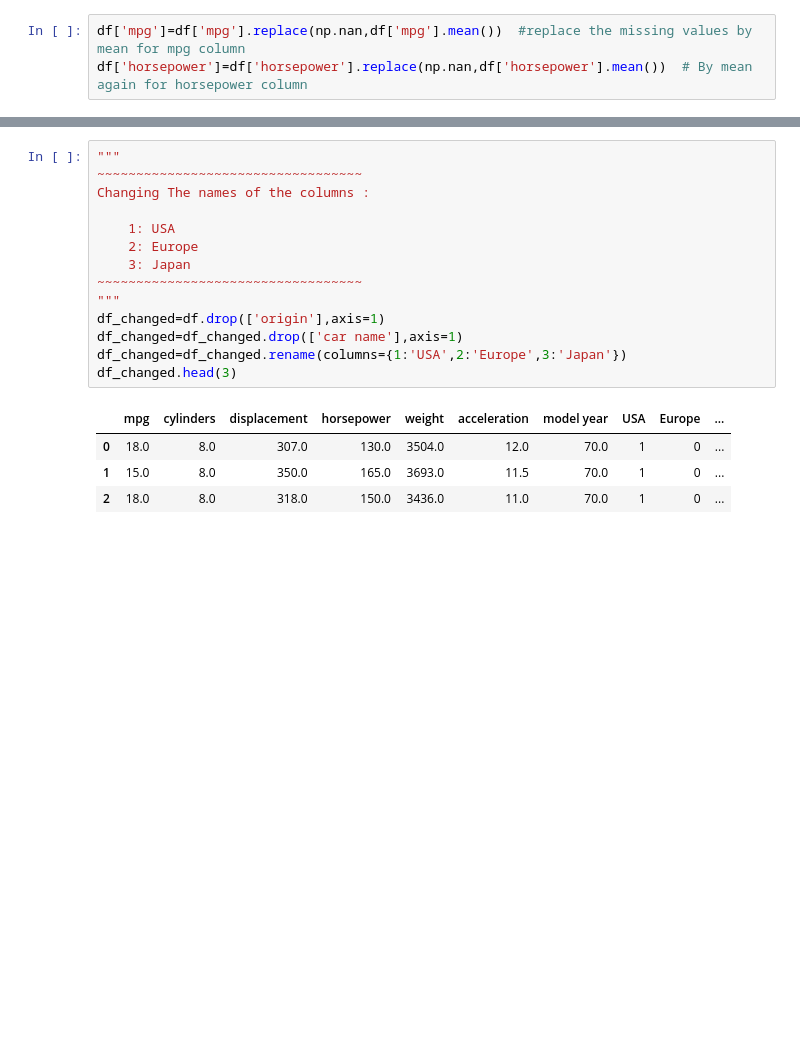
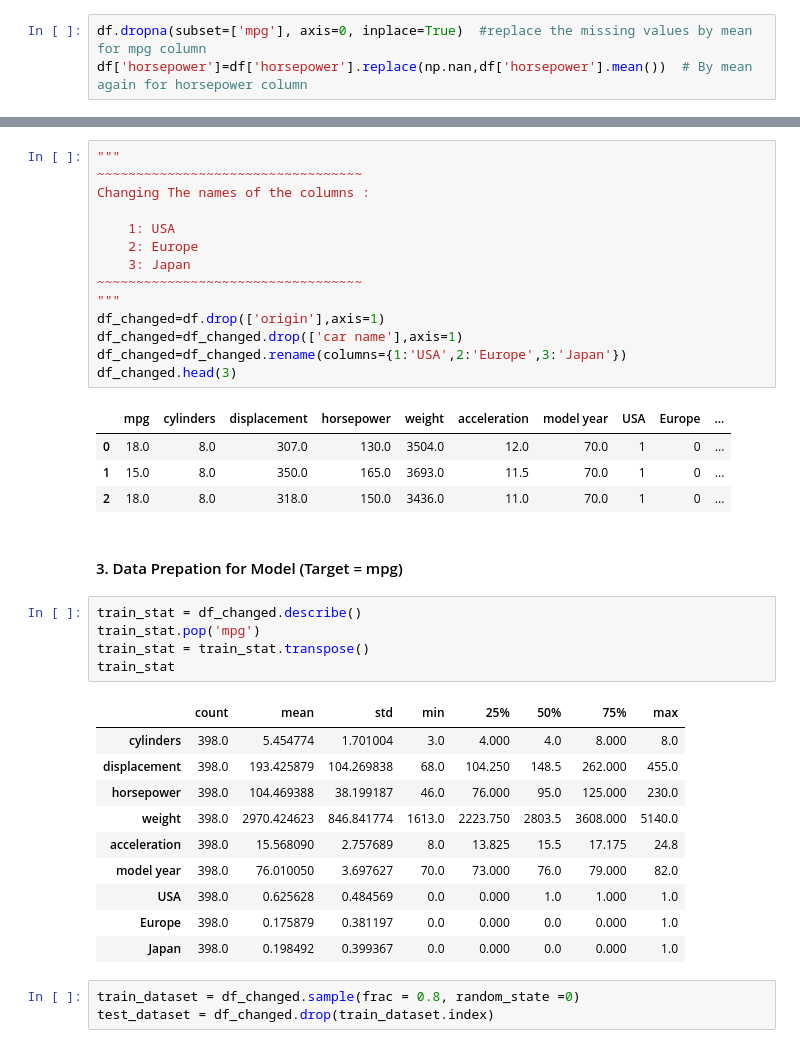
Before and after one commit to quantisedboy/Auto_MPG_UCL_ML_Repo, a Jupyter notebook: Code/Auto_mpg.ipynb, the cells around one changed output, grey strips where cells are left out. Cells and saved outputs as stored; diff of their text form; blank space fills up the shorter version.

```diff
--- a/Code/Auto_mpg.ipynb
+++ b/Code/Auto_mpg.ipynb
@@ -42,7 +42,7 @@ origin          0
 car name        0
 dtype: int64
 # %%
-df['mpg']=df['mpg'].replace(np.nan,df['mpg'].mean())  #replace the missing values by mean for mpg column
+df.dropna(subset=['mpg'], axis=0, inplace=True)  #replace the missing values by mean for mpg column
 df['horsepower']=df['horsepower'].replace(np.nan,df['horsepower'].mean())  # By mean again for horsepower column
 # %% [markdown]
 ##### 2. Changing Country of Origin to Categorical Data
@@ -73,3 +73,24 @@ df_changed.head(3)
 | 0 | 18.0 | 8.0 | 307.0 | 130.0 | 3504.0 | 12.0 | 70.0 | 1 | 0 | ... |
 | 1 | 15.0 | 8.0 | 350.0 | 165.0 | 3693.0 | 11.5 | 70.0 | 1 | 0 | ... |
 | 2 | 18.0 | 8.0 | 318.0 | 150.0 | 3436.0 | 11.0 | 70.0 | 1 | 0 | ... |
+# %% [markdown]
+#### 3. Data Prepation for Model (Target = mpg)
+# %%
+train_stat = df_changed.describe()
+train_stat.pop('mpg')
+train_stat = train_stat.transpose()
+train_stat
+# %% [output]
+|  | count | mean | std | min | 25% | 50% | 75% | max |
+| cylinders | 398.0 | 5.454774 | 1.701004 | 3.0 | 4.000 | 4.0 | 8.000 | 8.0 |
+| displacement | 398.0 | 193.425879 | 104.269838 | 68.0 | 104.250 | 148.5 | 262.000 | 455.0 |
+| horsepower | 398.0 | 104.469388 | 38.199187 | 46.0 | 76.000 | 95.0 | 125.000 | 230.0 |
+| weight | 398.0 | 2970.424623 | 846.841774 | 1613.0 | 2223.750 | 2803.5 | 3608.000 | 5140.0 |
+| acceleration | 398.0 | 15.568090 | 2.757689 | 8.0 | 13.825 | 15.5 | 17.175 | 24.8 |
+| model year | 398.0 | 76.010050 | 3.697627 | 70.0 | 73.000 | 76.0 | 79.000 | 82.0 |
+| USA | 398.0 | 0.625628 | 0.484569 | 0.0 | 0.000 | 1.0 | 1.000 | 1.0 |
+| Europe | 398.0 | 0.175879 | 0.381197 | 0.0 | 0.000 | 0.0 | 0.000 | 1.0 |
+| Japan | 398.0 | 0.198492 | 0.399367 | 0.0 | 0.000 | 0.0 | 0.000 | 1.0 |
+# %%
+train_dataset = df_changed.sample(frac = 0.8, random_state =0)
+test_dataset = df_changed.drop(train_dataset.index)
```
Also changed, not shown: parts of 11 cells of this notebook.
